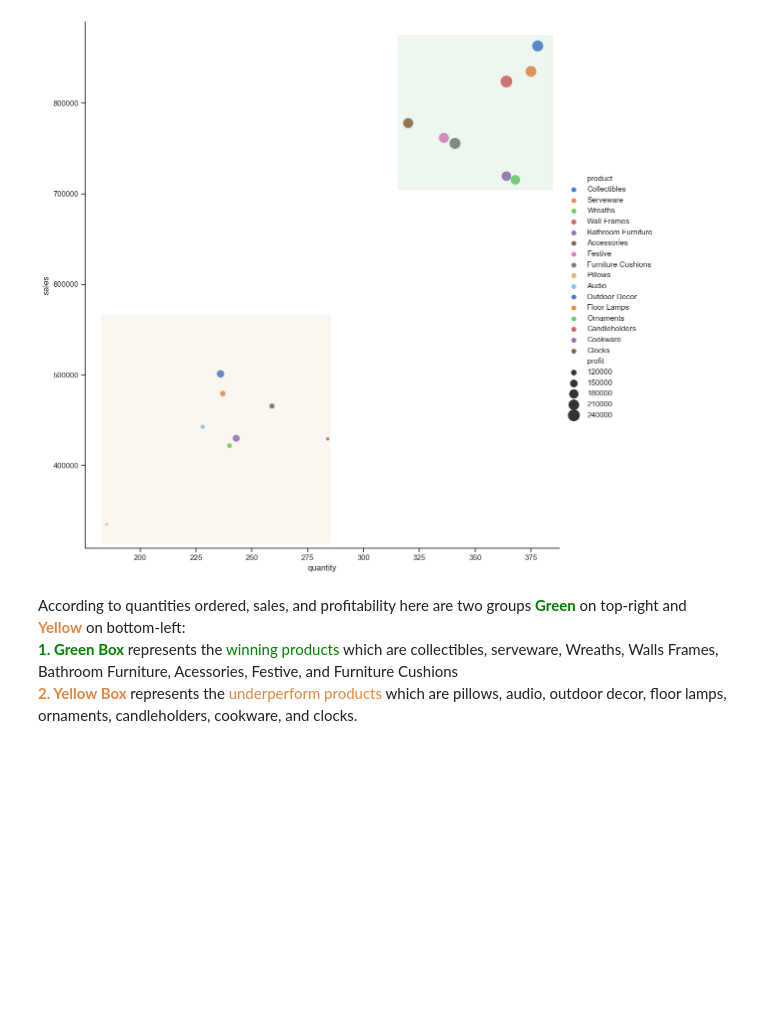
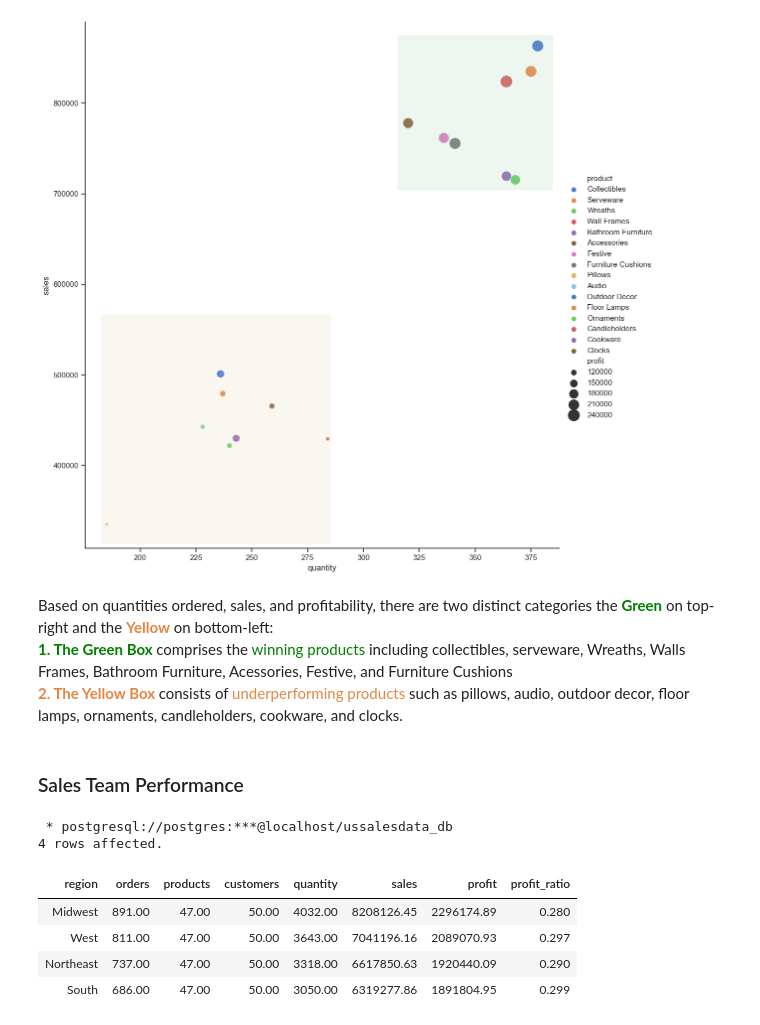
Before and after one commit to jeeenss/Data-Analysis-with-SQL, a Jupyter notebook: US_Sales_Performance_Analysis.ipynb, the cells around one changed output. Drawn from its saved outputs; the diff is of its cells as text; code cells hidden in the pictures; blank space fills up the shorter version.

```diff
--- a/US_Sales_Performance_Analysis.ipynb
+++ b/US_Sales_Performance_Analysis.ipynb
@@ -968,6 +968,35 @@ plt.show()
 # %% [output]
 [figure]
 # %% [markdown]
-According to quantities ordered, sales, and profitability here are two groups <span style="color:green"><b> Green</b> </span> on top-right and <span style="color:#e28743"><b>Yellow</b> </span> on bottom-left: <br>
-<span style="color:green"><b> 1. Green Box </b></span> represents the <span style="color:green">winning products </span> which are collectibles, serveware, Wreaths, Walls Frames, Bathroom Furniture, Acessories, Festive, and Furniture Cushions <br>
-<span style="color:#e28743"><b> 2. Yellow Box </b></span> represents the <span style="color:#e28743">underperform products </span> which are pillows, audio, outdoor decor, floor lamps, ornaments, candleholders, cookware, and clocks.
+Based on quantities ordered, sales, and profitability, there are two distinct categories the <span style="color:green"><b>Green</b> </span> on top-right and the <span style="color:#e28743"><b>Yellow</b> </span> on bottom-left: <br>
+<span style="color:green"><b> 1. The Green Box </b></span> comprises the <span style="color:green">winning products </span> including collectibles, serveware, Wreaths, Walls Frames, Bathroom Furniture, Acessories, Festive, and Furniture Cushions <br>
+<span style="color:#e28743"><b> 2. The Yellow Box </b></span> consists of <span style="color:#e28743">underperforming products </span> such as pillows, audio, outdoor decor, floor lamps, ornaments, candleholders, cookware, and clocks.
+# %% [markdown]
+### Sales Team Performance ###
+# %%
+%%sql
+
+WITH raw_selected AS (
+SELECT
+	steam.region,
+	round(count(distinct order_number),2) orders,
+    round(count(distinct product_id),2)  products,
+    round(count(distinct customer_id),2)  customers,
+    round(sum(order_qty),2) as quantity,
+    round(sum(revenue_sales),2) as sales,
+    round(sum(profit),2) as profit,
+    round(sum(profit)/sum(revenue_sales),3) as profit_ratio
+FROM
+public.vw_sales vws LEFT JOIN public.tb_sales_team steam ON vws.sales_team_id = steam.sales_team_id
+WHERE date_part('year', order_date)::text= '2020'
+GROUP BY steam.region
+)
+SELECT * FROM raw_selected ORDER BY sales DESC;
+# %% [output]
+ * postgresql://postgres:***@localhost/ussalesdata_db
+4 rows affected.
+| region | orders | products | customers | quantity | sales | profit | profit_ratio |
+| Midwest | 891.00 | 47.00 | 50.00 | 4032.00 | 8208126.45 | 2296174.89 | 0.280 |
+| West | 811.00 | 47.00 | 50.00 | 3643.00 | 7041196.16 | 2089070.93 | 0.297 |
+| Northeast | 737.00 | 47.00 | 50.00 | 3318.00 | 6617850.63 | 1920440.09 | 0.290 |
+| South | 686.00 | 47.00 | 50.00 | 3050.00 | 6319277.86 | 1891804.95 | 0.299 |
```
Also changed, not shown: parts of 6 cells of this notebook.
